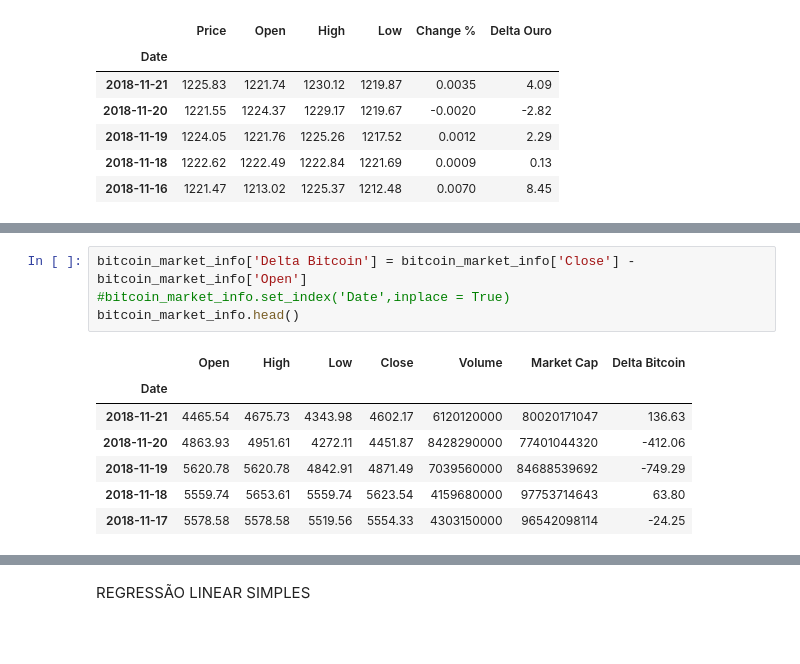
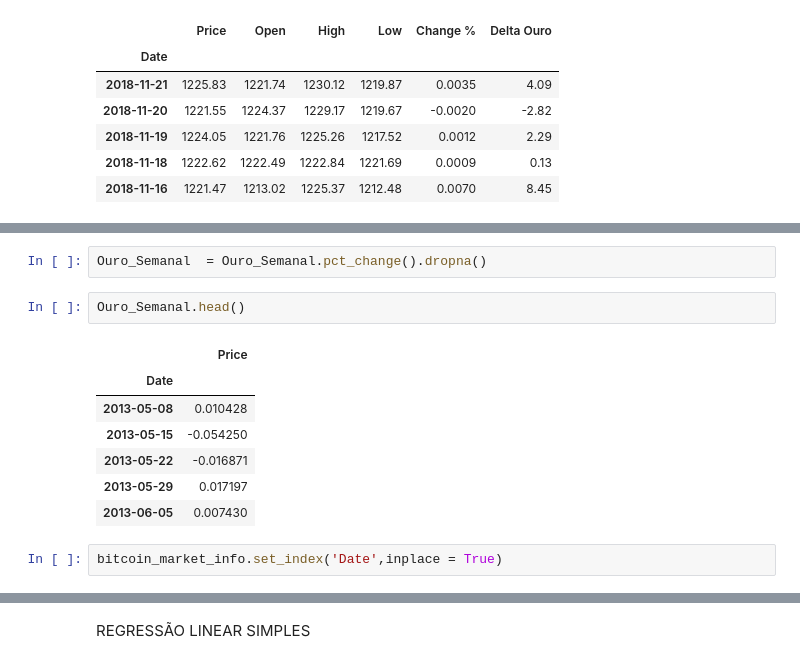
Before and after one commit to lucasmuchaluat/PROJETO-3---CIENCIA-DOS-DADOS, a Jupyter notebook: Crypto_Currency_Projeto_3.ipynb, the cells around one changed output, grey strips where cells are left out. Drawn from its saved outputs; the diff is of its cells as text; blank space fills up the shorter version.

```diff
--- a/Crypto_Currency_Projeto_3.ipynb
+++ b/Crypto_Currency_Projeto_3.ipynb
@@ -224,12 +236,14 @@ Ouro_Semanal =
+# %%
+Ouro_Semanal  = Ouro_Semanal.pct_change().dropna()
+# %%
+Ouro_Semanal.head()
+# %% [output]
+|  | Price |
+| Date |  |
+| 2013-05-08 | 0.010428 |
+| 2013-05-15 | -0.054250 |
+| 2013-05-22 | -0.016871 |
+| 2013-05-29 | 0.017197 |
+| 2013-06-05 | 0.007430 |
 # %%
-bitcoin_market_info['Delta Bitcoin'] = bitcoin_market_info['Close'] - bitcoin_market_info['Open']
-#bitcoin_market_info.set_index('Date',inplace = True)
-bitcoin_market_info.head()
+bitcoin_market_info.set_index('Date',inplace = True)
-# %% [output]
-|  | Open | High | Low | Close | Volume | Market Cap | Delta Bitcoin |
-| Date |  |  |  |  |  |  |  |
-| 2018-11-21 | 4465.54 | 4675.73 | 4343.98 | 4602.17 | 6120120000 | 80020171047 | 136.63 |
-| 2018-11-20 | 4863.93 | 4951.61 | 4272.11 | 4451.87 | 8428290000 | 77401044320 | -412.06 |
-| 2018-11-19 | 5620.78 | 5620.78 | 4842.91 | 4871.49 | 7039560000 | 84688539692 | -749.29 |
-| 2018-11-18 | 5559.74 | 5653.61 | 5559.74 | 5623.54 | 4159680000 | 97753714643 | 63.80 |
-| 2018-11-17 | 5578.58 | 5578.58 | 5519.56 | 5554.33 | 4303150000 | 96542098114 | -24.25 |
```
Also changed, not shown: parts of 11 cells of this notebook.
